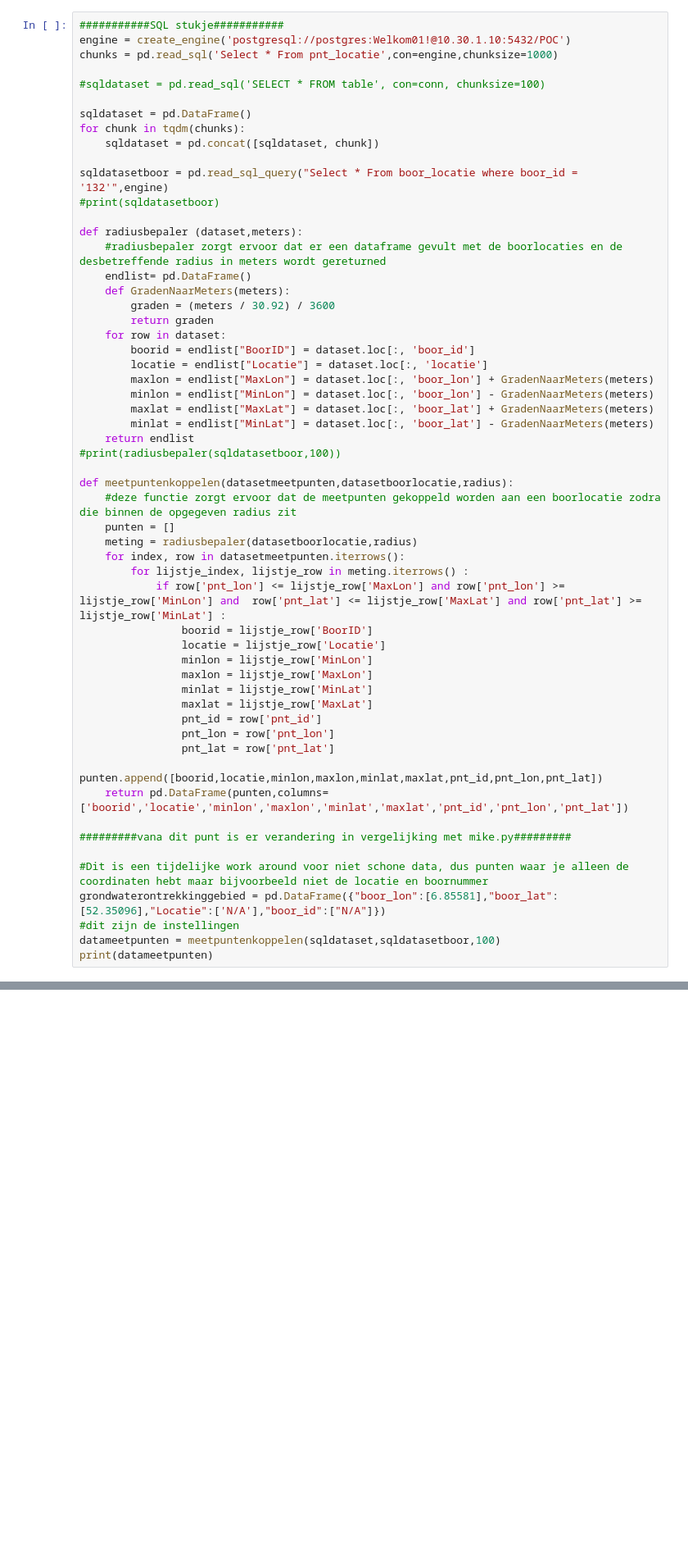
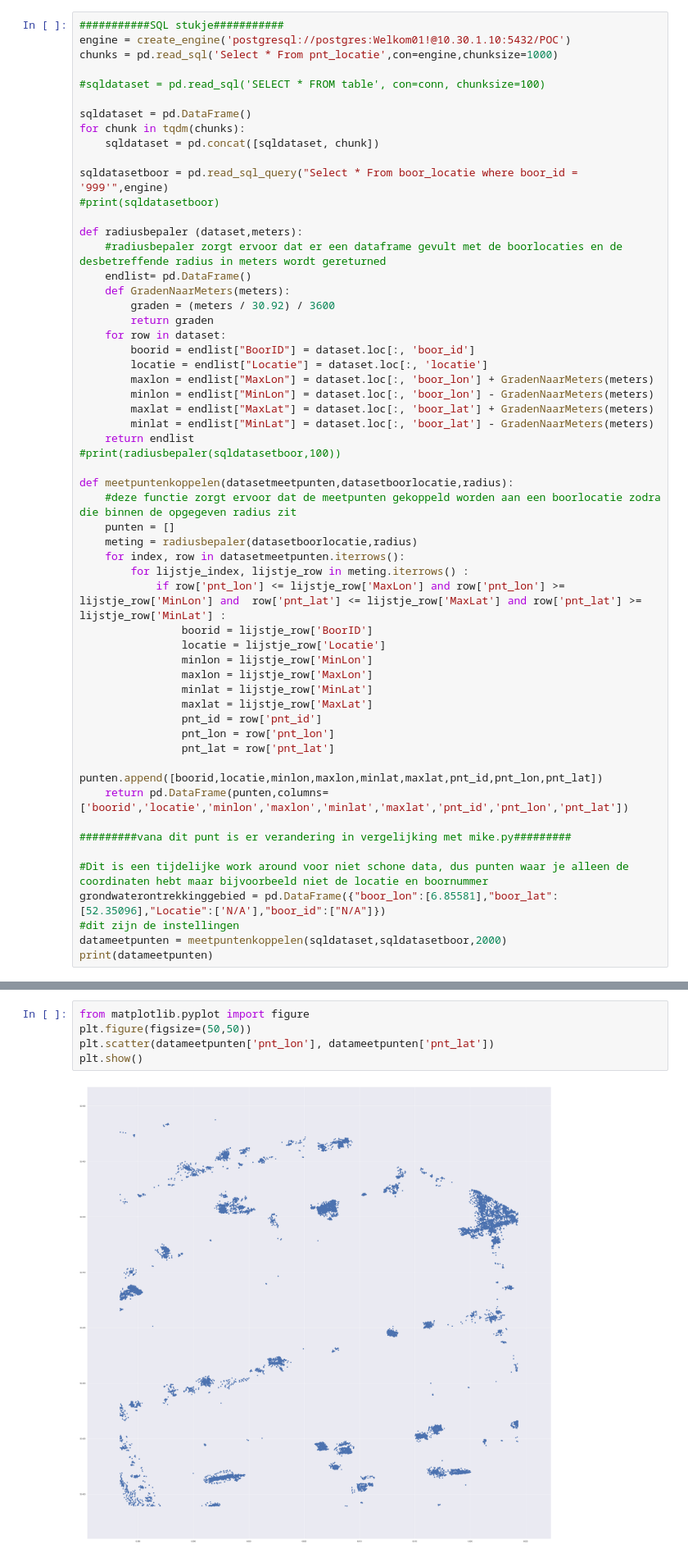
Before and after one commit to Jellybean12/Groepje-C3, a Jupyter notebook: autonoomnul.ipynb, the cells around one changed output, grey strips where cells are left out. Shown: that part at 82% size. Drawn from its saved outputs; the diff is of its cells as text; blank space fills up the shorter version.

```diff
--- a/autonoomnul.ipynb
+++ b/autonoomnul.ipynb
@@ -24,7 +19,7 @@ sqldataset = pd.DataFrame()
 for chunk in tqdm(chunks):
     sqldataset = pd.concat([sqldataset, chunk])
 
-sqldatasetboor = pd.read_sql_query("Select * From boor_locatie where boor_id = '132'",engine)
+sqldatasetboor = pd.read_sql_query("Select * From boor_locatie where boor_id = '999'",engine)
 #print(sqldatasetboor)
 
 def radiusbepaler (dataset,meters):
@@ -67,5 +62,5 @@ def meetpuntenkoppelen(datasetmeetpunten,datasetboorlocatie,radius):
 #Dit is een tijdelijke work around voor niet schone data, dus punten waar je alleen de coordinaten hebt maar bijvoorbeeld niet de locatie en boornummer
 grondwaterontrekkinggebied = pd.DataFrame({"boor_lon":[6.85581],"boor_lat":[52.35096],"Locatie":['N/A'],"boor_id":["N/A"]})
 #dit zijn de instellingen
-datameetpunten = meetpuntenkoppelen(sqldataset,sqldatasetboor,100)
+datameetpunten = meetpuntenkoppelen(sqldataset,sqldatasetboor,2000)
 print(datameetpunten)
@@ -71,0 +85,7 @@ print(datameetpunten)
+# %%
+from matplotlib.pyplot import figure
+plt.figure(figsize=(50,50))
+plt.scatter(datameetpunten['pnt_lon'], datameetpunten['pnt_lat'])
+plt.show()
+# %% [output]
+[figure, added]
```
Also changed, not shown: parts of 5 cells of this notebook, 1 other file.
